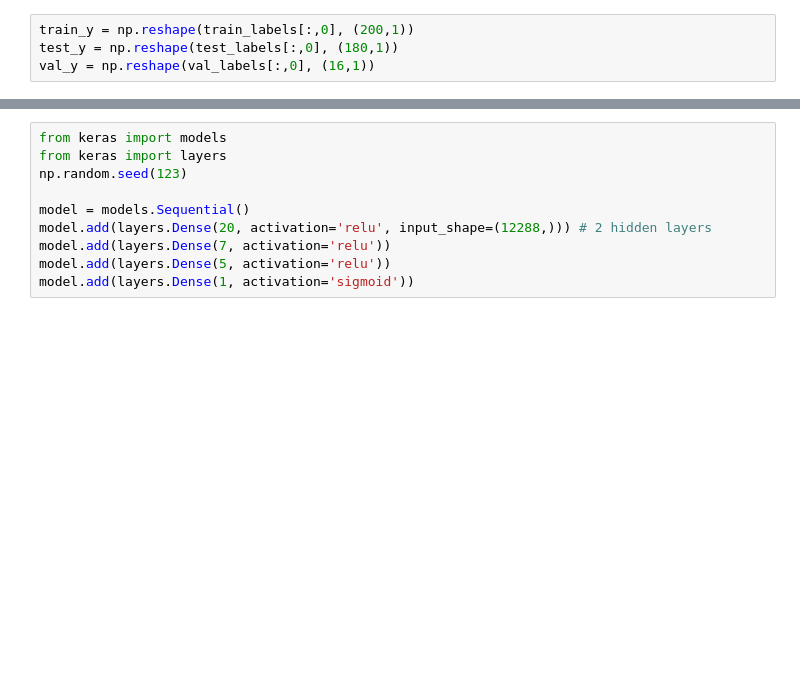
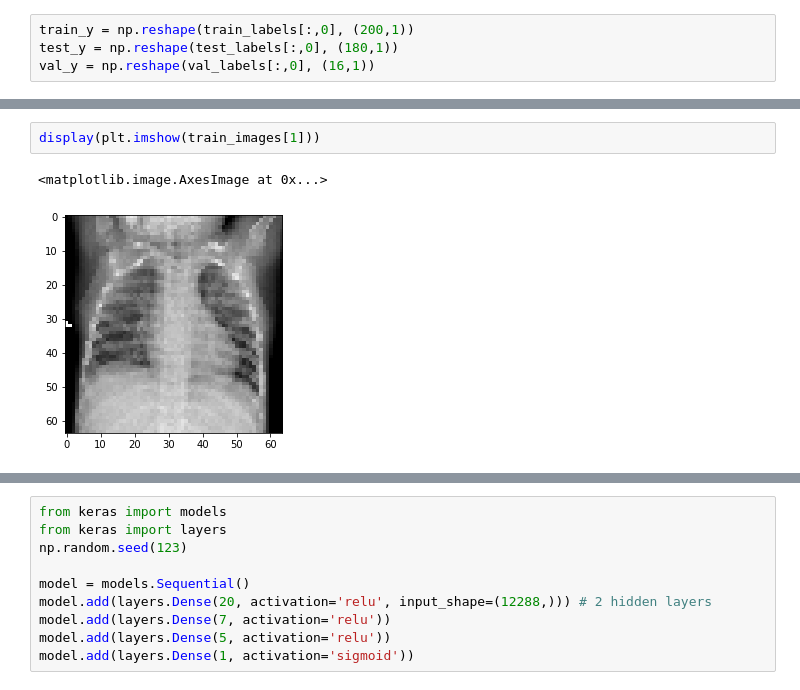
Before and after one commit to INV-VTL/P4-Project, a Jupyter notebook: Notebook.ipynb, the cells around one changed output, grey strips where cells are left out. Cells and saved outputs as stored; diff of their text form; blank space fills up the shorter version.

```diff
--- a/Notebook.ipynb
+++ b/Notebook.ipynb
@@ -362,0 +370,5 @@ val_y = np.reshape(val_labels[:,0], (16,1))
+# %%
+display(plt.imshow(train_images[1]))
+# %% [output]
+<matplotlib.image.AxesImage at 0x...>
+[figure, added]
```
Also changed, not shown: parts of 30 cells of this notebook, 3 other files.
